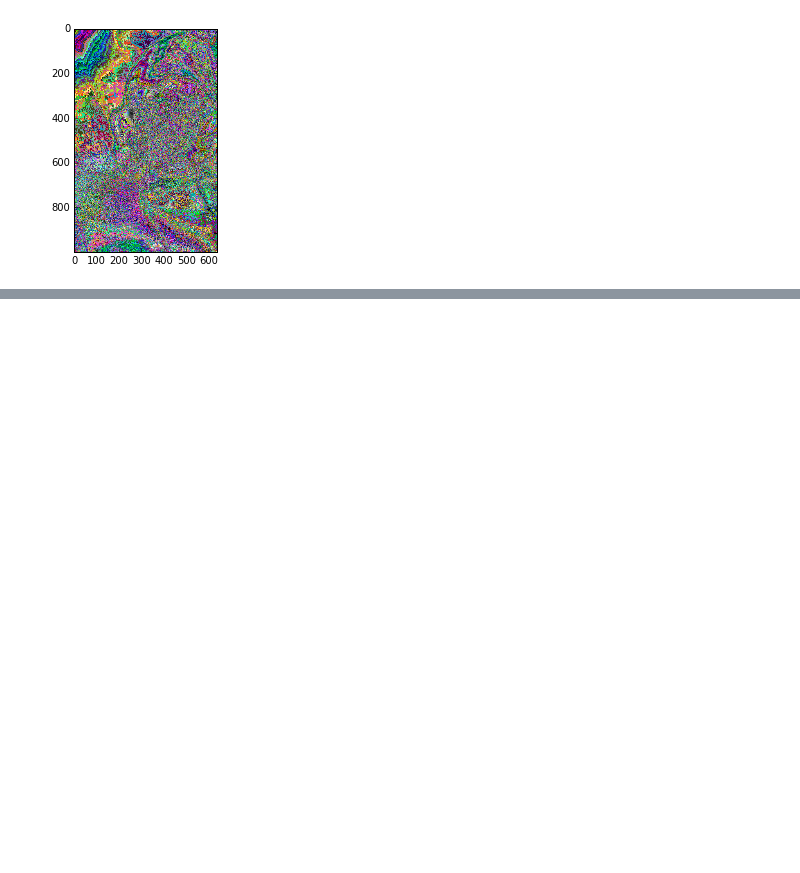
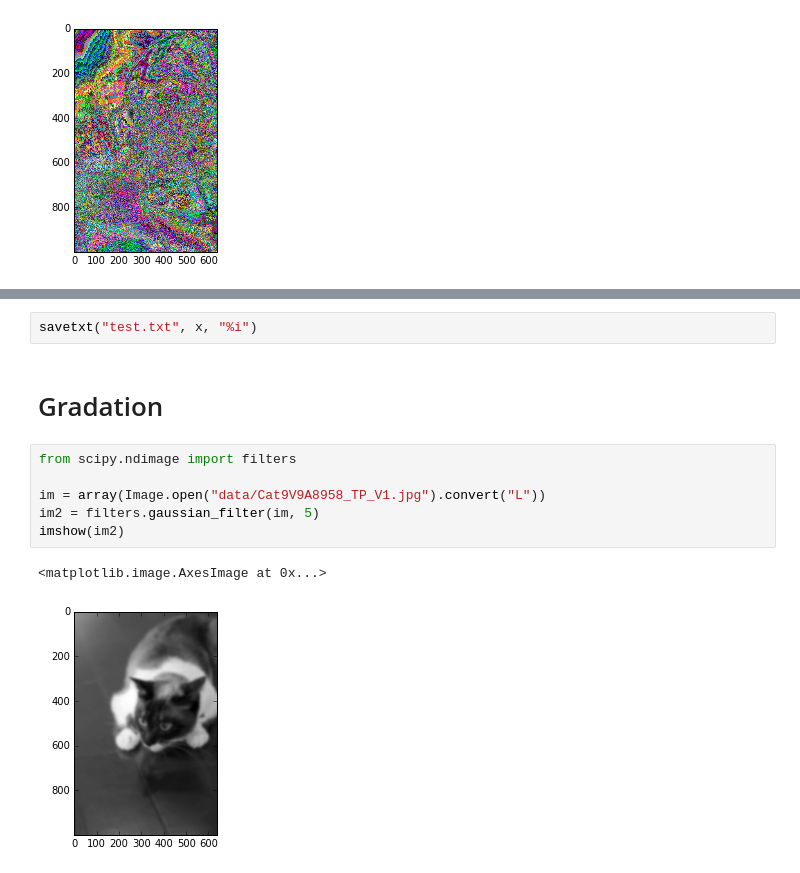
Before and after one commit to SnowMasaya/python_image_process_excerise, a Jupyter notebook: code/docker/python/python-image-process.ipynb, the cells around one changed output, grey strips where cells are left out. Saved outputs shown, nothing was run; the diff lists cells and outputs as text; blank space fills up the shorter version.

```diff
--- a/code/docker/python/python-image-process.ipynb
+++ b/code/docker/python/python-image-process.ipynb
@@ -131,0 +272,13 @@ imshow(im4)
+# %%
+savetxt("test.txt", x, "%i")
+# %% [markdown]
+# Gradation
+# %%
+from scipy.ndimage import filters
+
+im = array(Image.open("data/Cat9V9A8958_TP_V1.jpg").convert("L"))
+im2 = filters.gaussian_filter(im, 5)
+imshow(im2)
+# %% [output]
+<matplotlib.image.AxesImage at 0x...>
+[figure, added]
```
Also changed, not shown: parts of 24 cells of this notebook, 3 other files.
